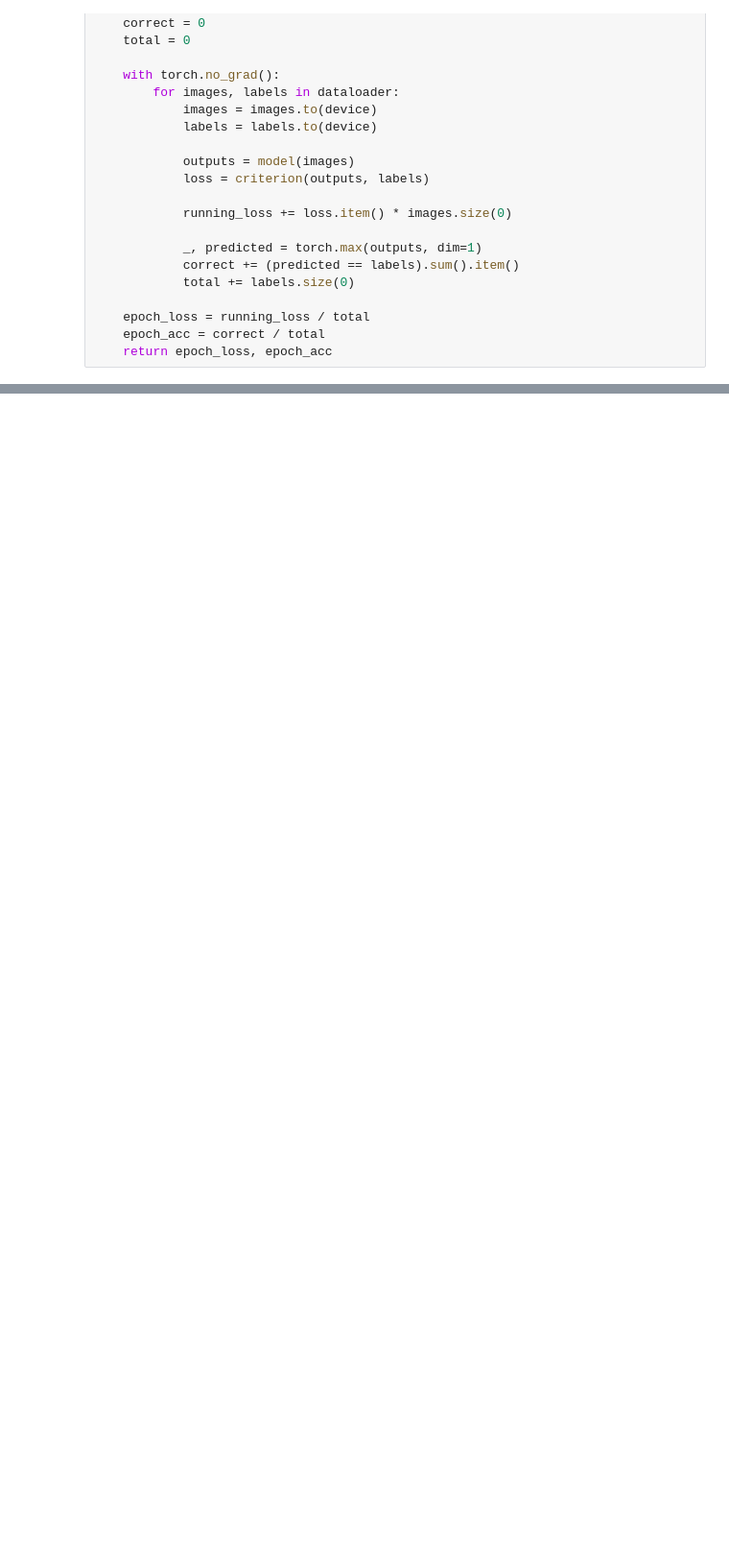
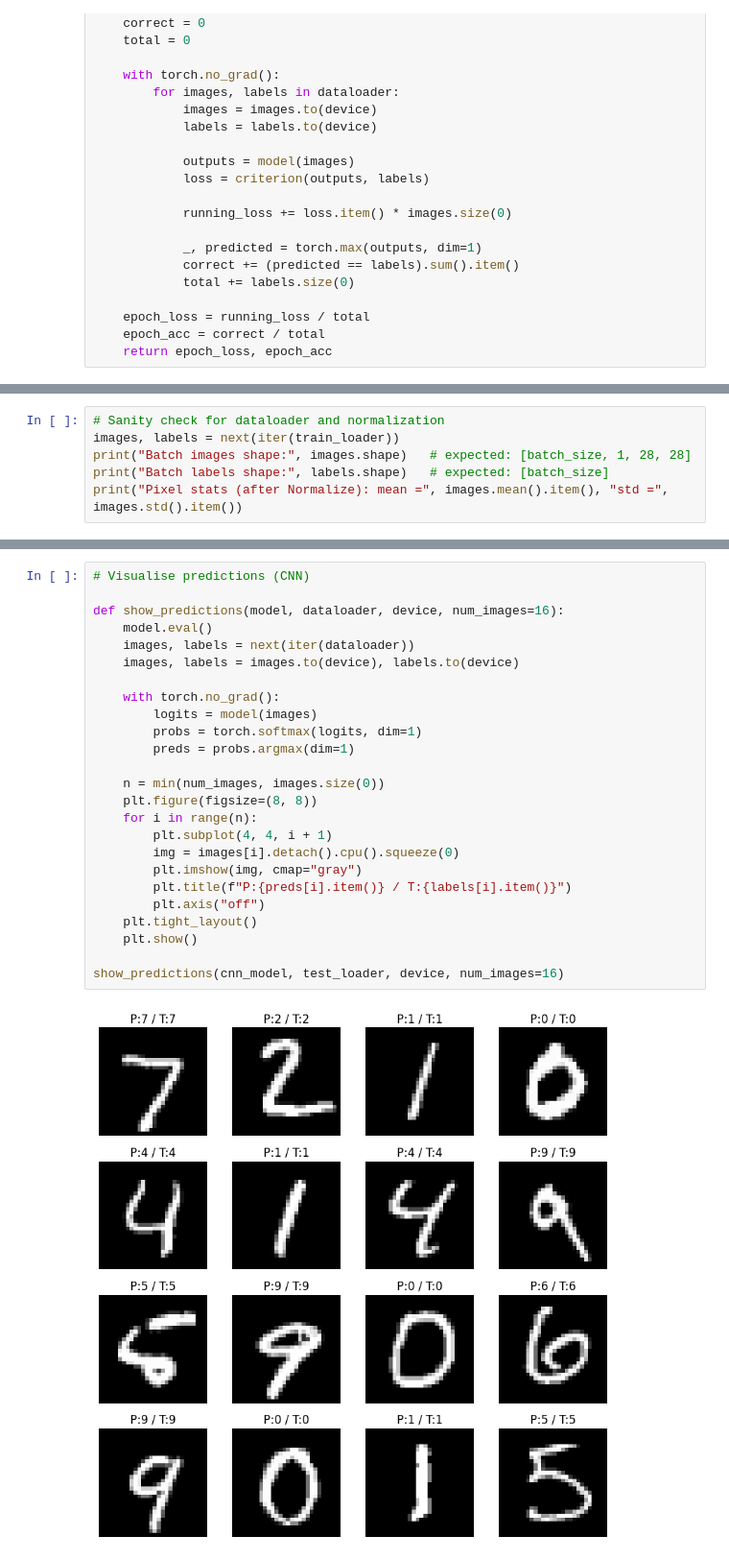
Before and after one commit to Williamwzq007/ml-portfolio, a Jupyter notebook: mnist-classification/mnist-classification.ipynb, the cells around one changed output, grey strips where cells are left out. Shown at 96% size. Drawn from its saved outputs; the diff is of its cells as text; blank space fills up the shorter version.

```diff
--- a/mnist-classification/mnist-classification.ipynb
+++ b/mnist-classification/mnist-classification.ipynb
@@ -114,0 +262,6 @@ def evaluate(model, criterion, dataloader, device):
+# %%
+# Sanity check for dataloader and normalization
+images, labels = next(iter(train_loader))
+print("Batch images shape:", images.shape)   # expected: [batch_size, 1, 28, 28]
+print("Batch labels shape:", labels.shape)   # expected: [batch_size]
+print("Pixel stats (after Normalize): mean =", images.mean().item(), "std =", images.std().item())
@@ -114,0 +494,27 @@ def evaluate(model, criterion, dataloader, device):
+# %%
+# Visualise predictions (CNN)
+
+def show_predictions(model, dataloader, device, num_images=16):
+    model.eval()
+    images, labels = next(iter(dataloader))
+    images, labels = images.to(device), labels.to(device)
+
+    with torch.no_grad():
+        logits = model(images)
+        probs = torch.softmax(logits, dim=1)
+        preds = probs.argmax(dim=1)
+
+    n = min(num_images, images.size(0))
+    plt.figure(figsize=(8, 8))
+    for i in range(n):
+        plt.subplot(4, 4, i + 1)
+        img = images[i].detach().cpu().squeeze(0)
+        plt.imshow(img, cmap="gray")
+        plt.title(f"P:{preds[i].item()} / T:{labels[i].item()}")
+        plt.axis("off")
+    plt.tight_layout()
+    plt.show()
+
+show_predictions(cnn_model, test_loader, device, num_images=16)
+# %% [output]
+[figure, added]
```
Also changed, not shown: parts of 17 cells of this notebook, 4 other files.
